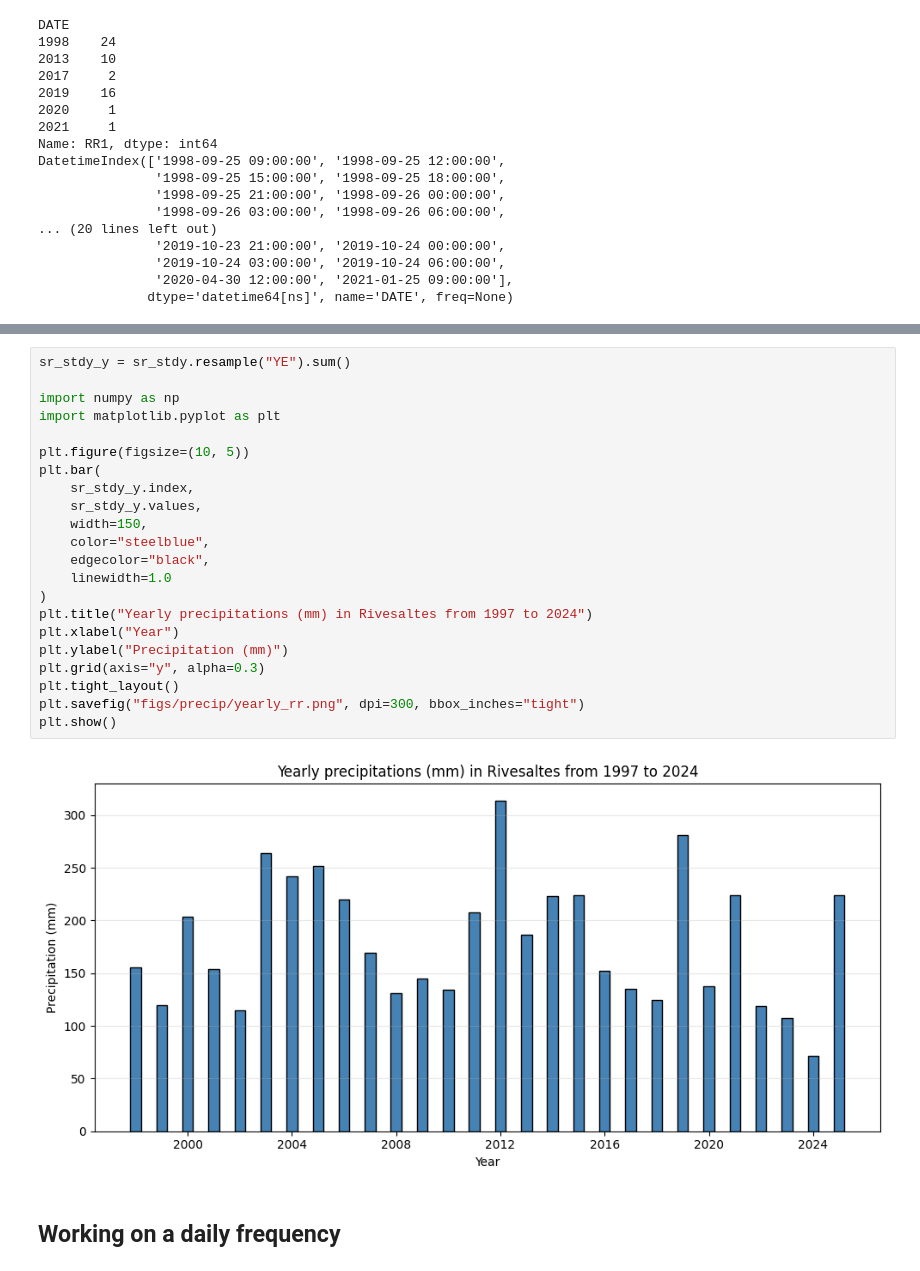
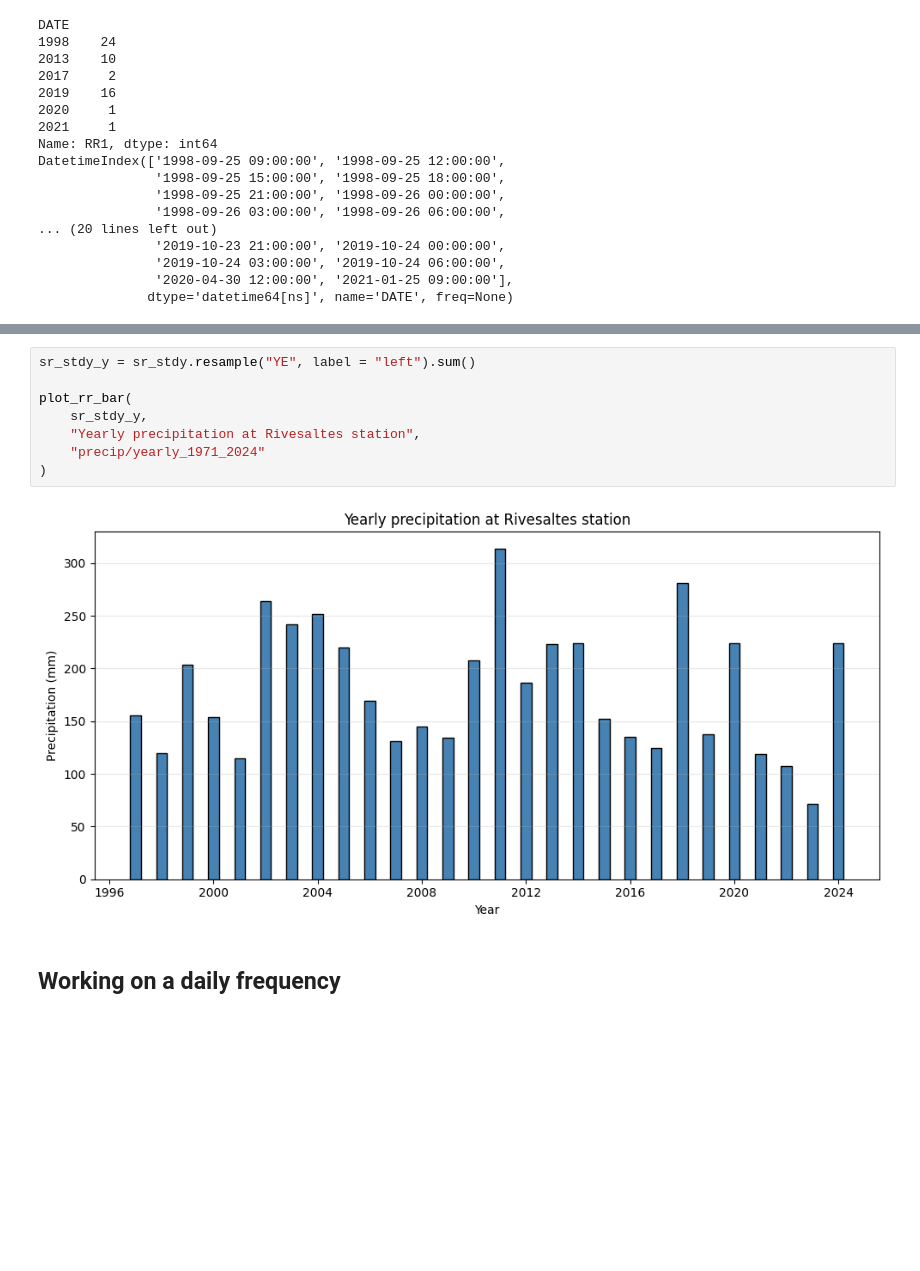
Before and after one commit to leopaulbaleneenm-source/Climate_Change_PO, a Jupyter notebook: notebooks/precip/rr1_viz.ipynb, the cells around one changed output, grey strips where cells are left out. Cells and saved outputs as stored; diff of their text form; blank space fills up the shorter version.

```diff
--- a/notebooks/precip/rr1_viz.ipynb
+++ b/notebooks/precip/rr1_viz.ipynb
@@ -84,30 +84,16 @@ plot_data(
 )
 # %% [output]
 [figure]
-# %%
-sr_stdy_y = sr_stdy.resample("YE").sum()
-
-import numpy as np
-import matplotlib.pyplot as plt
-
-plt.figure(figsize=(10, 5))
-plt.bar(
-    sr_stdy_y.index,
-    sr_stdy_y.values,
-    width=150,
-    color="steelblue",
-    edgecolor="black",
-    linewidth=1.0
-)
-plt.title("Yearly precipitations (mm) in Rivesaltes from 1997 to 2024")
-plt.xlabel("Year")
-plt.ylabel("Precipitation (mm)")
-plt.grid(axis="y", alpha=0.3)
-plt.tight_layout()
-plt.savefig("figs/precip/yearly_rr.png", dpi=300, bbox_inches="tight")
-plt.show()
-# %% [output]
-[figure, removed]
+# %%
+sr_stdy_y = sr_stdy.resample("YE", label = "left").sum()
+
+plot_rr_bar(
+    sr_stdy_y,
+    "Yearly precipitation at Rivesaltes station",
+    "precip/yearly_1971_2024"
+)
+# %% [output]
+[figure, added]
 # %% [markdown]
 ## Working on a daily frequency
 # %% [markdown]
```
Also changed, not shown: parts of 9 cells of this notebook, 2 other files.
